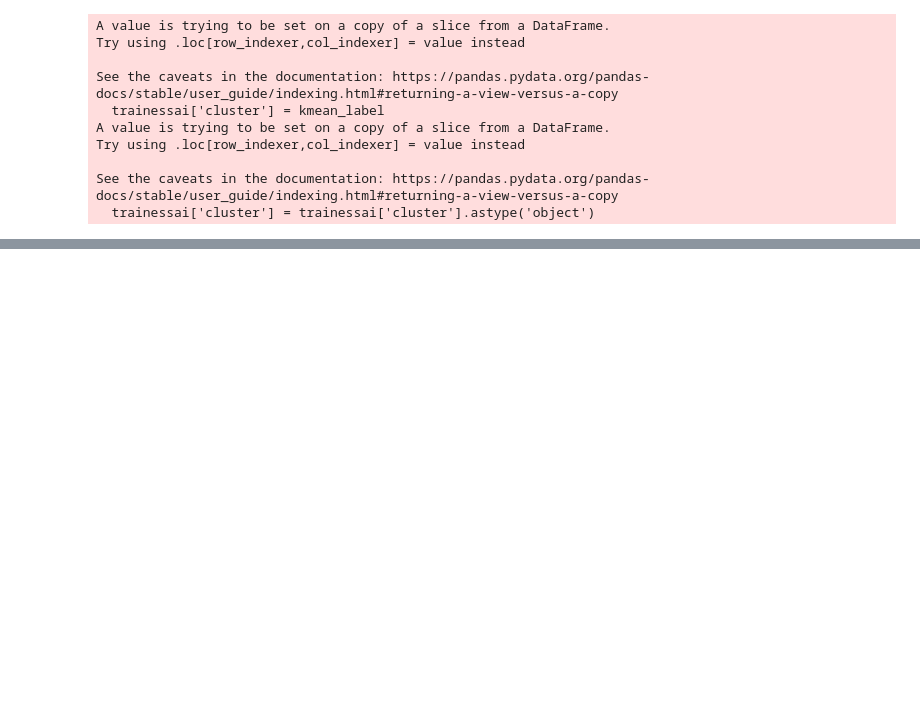
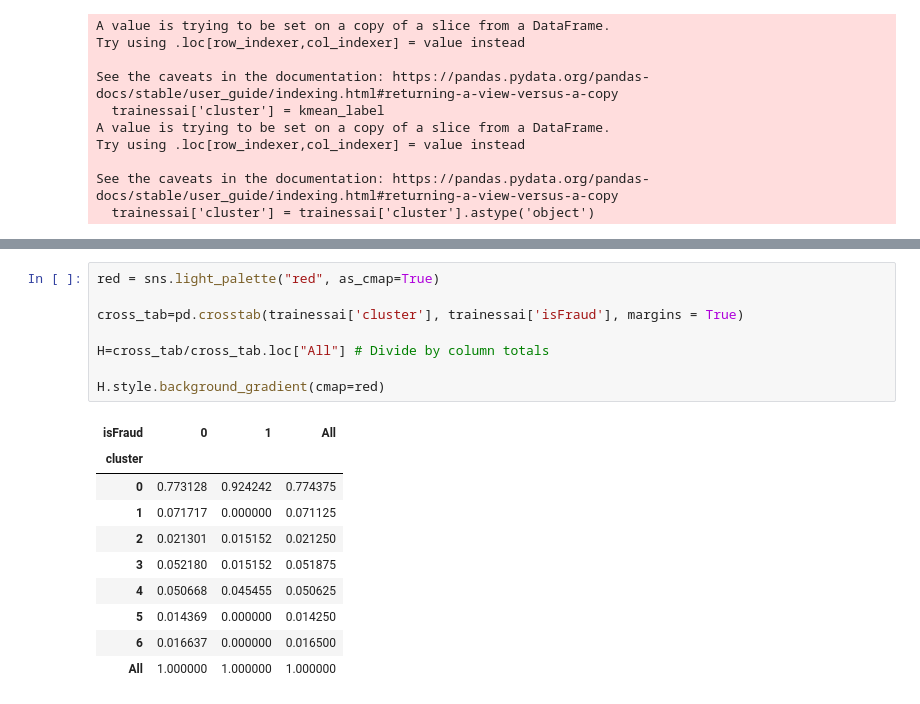
Before and after one commit to manred1997/fraud-detection, a Jupyter notebook: src/notebook/DataUnderstanding.ipynb, the cells around one changed output, grey strips where cells are left out. Drawn from its saved outputs; the diff is of its cells as text; blank space fills up the shorter version.

```diff
--- a/src/notebook/DataUnderstanding.ipynb
+++ b/src/notebook/DataUnderstanding.ipynb
@@ -569,0 +586,19 @@ trainessai
+# %%
+red = sns.light_palette("red", as_cmap=True)
+
+cross_tab=pd.crosstab(trainessai['cluster'], trainessai['isFraud'], margins = True)
+
+H=cross_tab/cross_tab.loc["All"] # Divide by column totals
+
+H.style.background_gradient(cmap=red)
+# %% [output]
+| isFraud | 0 | 1 | All |
+| cluster |  |  |  |
+| 0 | 0.773128 | 0.924242 | 0.774375 |
+| 1 | 0.071717 | 0.000000 | 0.071125 |
+| 2 | 0.021301 | 0.015152 | 0.021250 |
+| 3 | 0.052180 | 0.015152 | 0.051875 |
+| 4 | 0.050668 | 0.045455 | 0.050625 |
+| 5 | 0.014369 | 0.000000 | 0.014250 |
+| 6 | 0.016637 | 0.000000 | 0.016500 |
+| All | 1.000000 | 1.000000 | 1.000000 |
```
Also changed, not shown: parts of 17 cells of this notebook.
